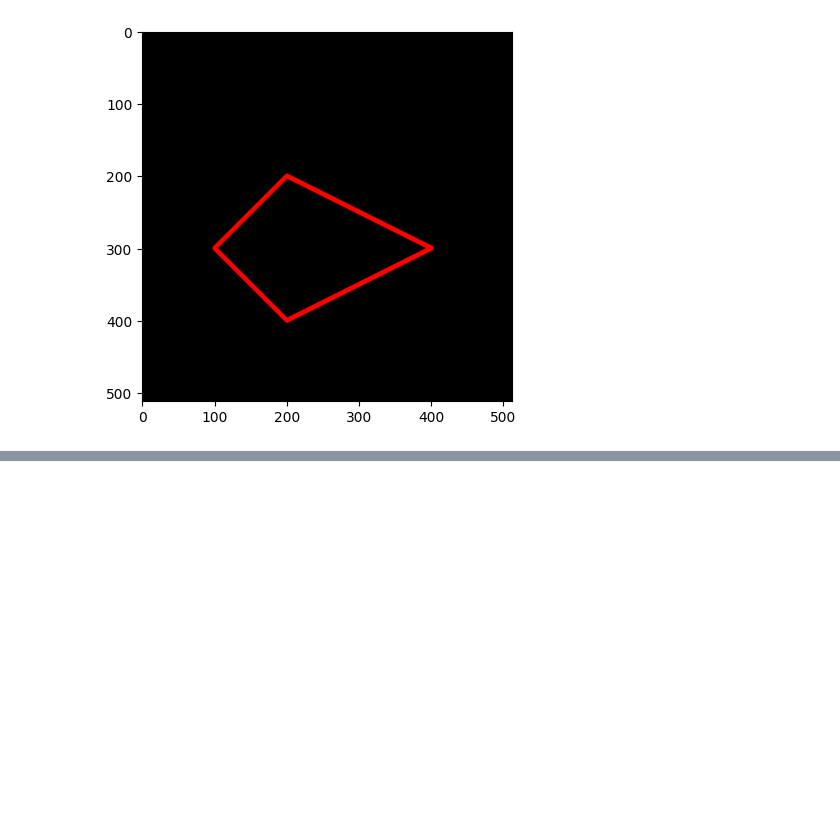
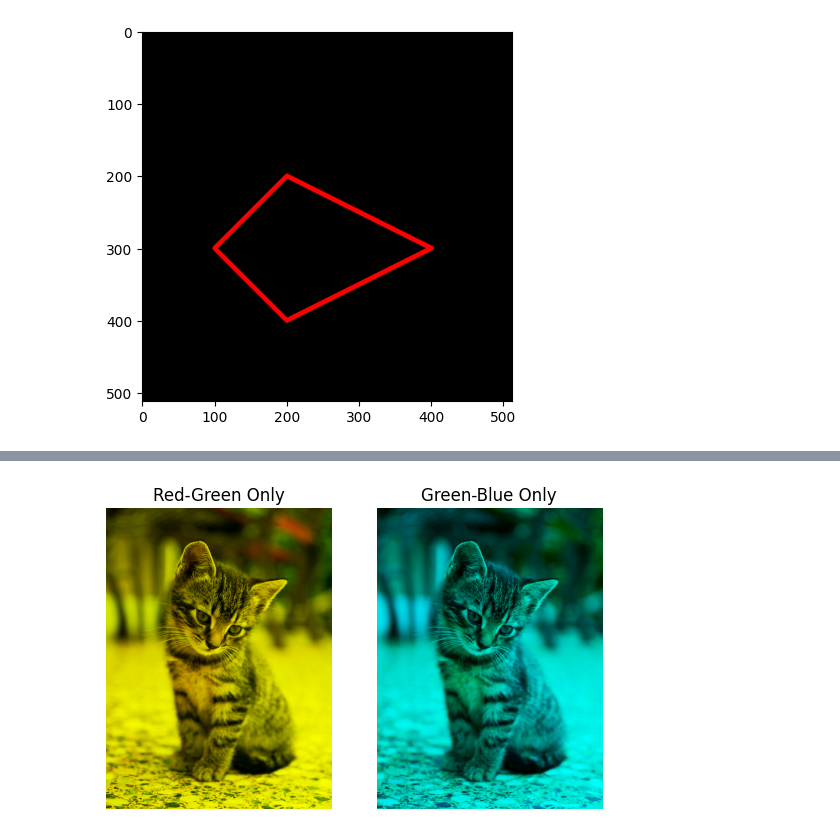
Before and after one commit to byhaqii/PVCK-2025, a Jupyter notebook: Week2.ipynb, the cells around one changed output, grey strips where cells are left out. Saved outputs shown, nothing was run; the diff lists cells and outputs as text; code cells hidden in the pictures; blank space fills up the shorter version.

```diff
--- a/Week2.ipynb
+++ b/Week2.ipynb
@@ -118,0 +132,22 @@ plt.imshow(black_img2)
+# %%
+import numpy as np
+
+rg = img_rgb.copy()
+rg[:,:,2] = 0  # remove blue channel
+
+gb = img_rgb.copy()
+gb[:,:,0] = 0  # remove red channel
+
+plt.subplot(1,2,1)
+plt.imshow(rg)
+plt.title('Red-Green Only')
+plt.axis('off')
+
+plt.subplot(1,2,2)
+plt.imshow(gb)
+plt.title('Green-Blue Only')
+plt.axis('off')
+
+plt.show()
+# %% [output]
+[figure, added]
```
Also changed, not shown: parts of 6 cells of this notebook.
